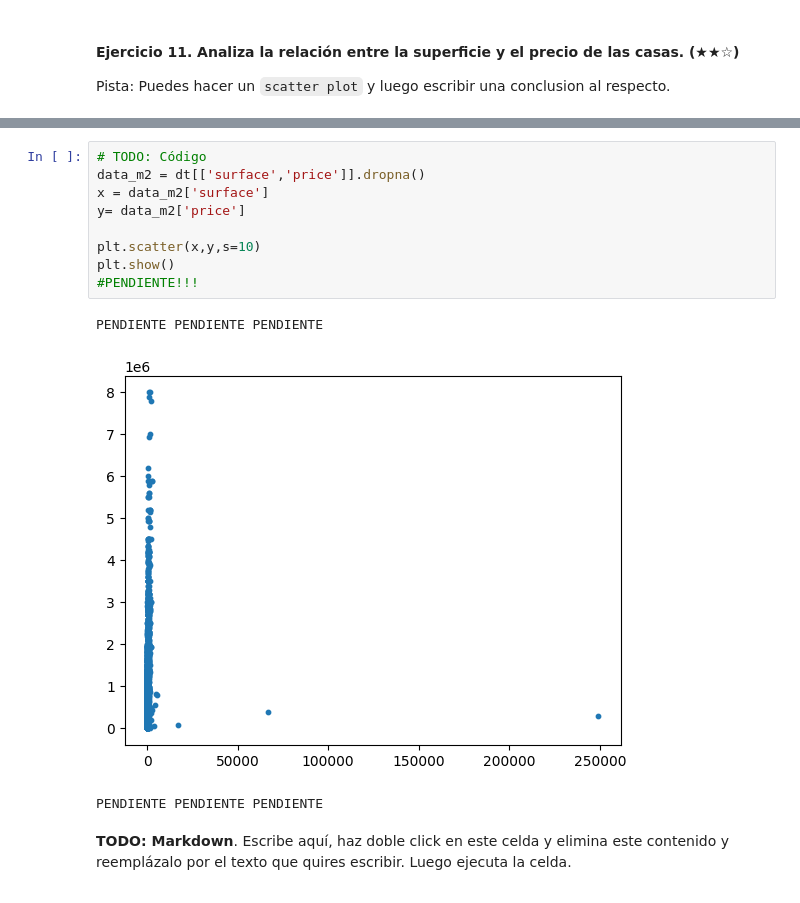
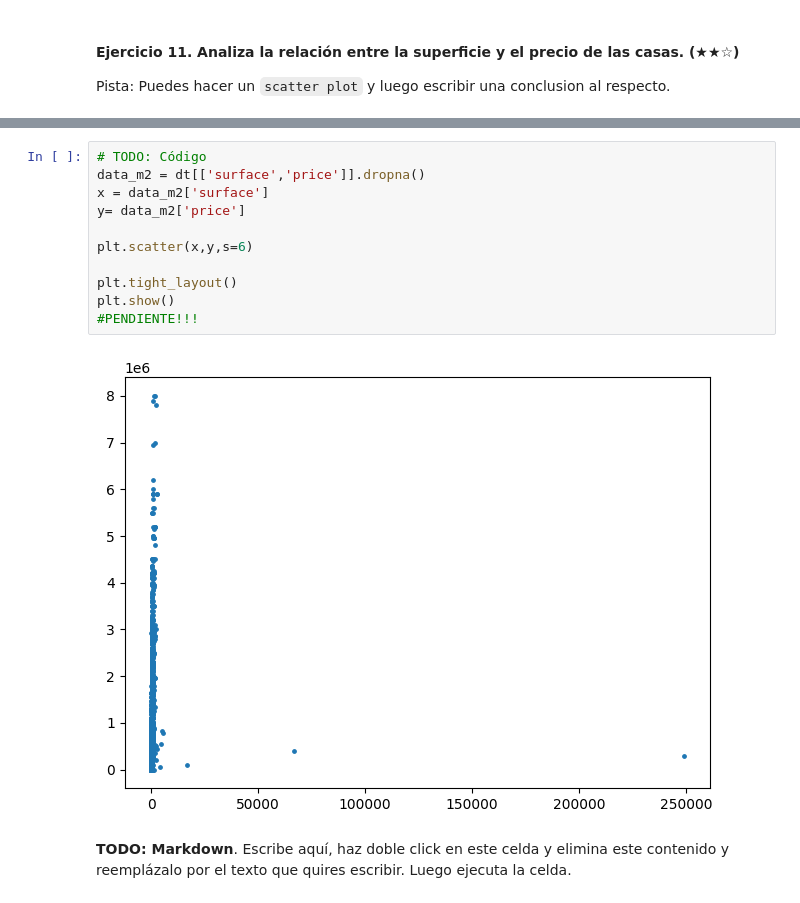
Before and after one commit to 4GeeksAcademy/ProyectoPreWork_PR, a Jupyter notebook: project.es.ipynb, the cells around one changed output, grey strips where cells are left out. Saved outputs shown, nothing was run; the diff lists cells and outputs as text.

```diff
--- a/project.es.ipynb
+++ b/project.es.ipynb
@@ -225,16 +244,16 @@ Pista: Puedes hacer un `scatter plot` y luego escribir una conclusion al respect
 # %%
 # TODO: Código
 data_m2 = dt[['surface','price']].dropna()
 x = data_m2['surface']
 y= data_m2['price']
 
-plt.scatter(x,y,s=10)
+plt.scatter(x,y,s=6)
+
+plt.tight_layout()
 plt.show()
 #PENDIENTE!!!
 # %% [output]
-PENDIENTE PENDIENTE PENDIENTE
-[figure, old version]
+[figure, new version]
-PENDIENTE PENDIENTE PENDIENTE
 # %% [markdown]
 **TODO: Markdown**. Escribe aquí, haz doble click en este celda y elimina este contenido y reemplázalo por el texto que quires escribir. Luego ejecuta la celda.
 # %% [markdown]
```
Also changed, not shown: parts of 1 cell of this notebook.
